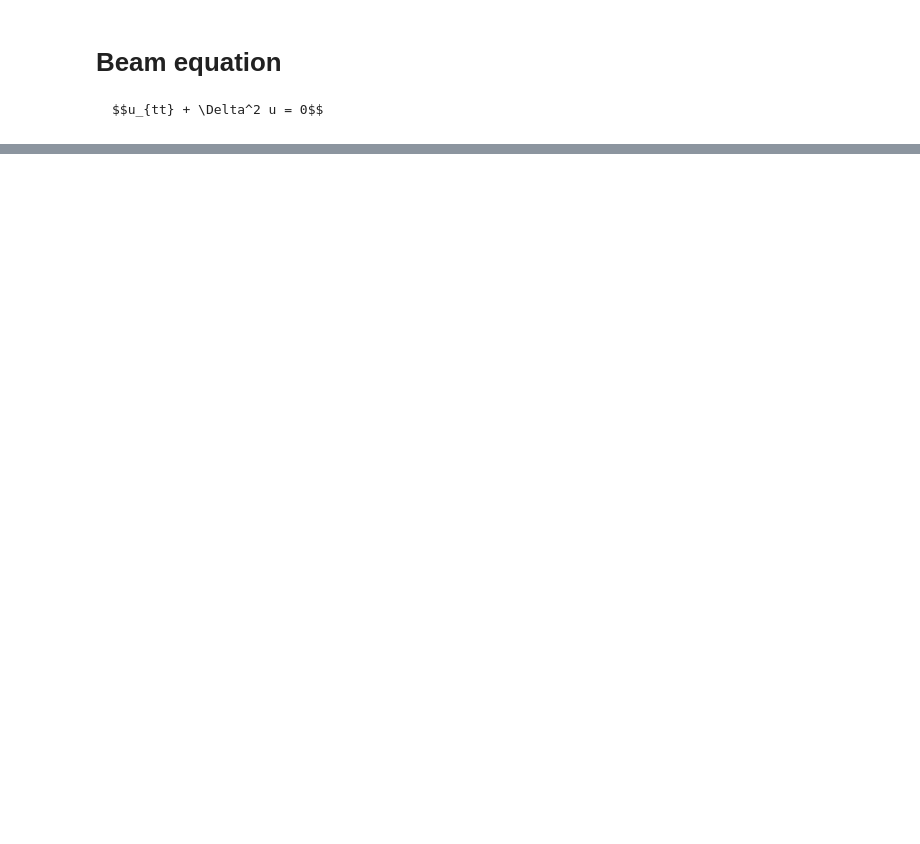
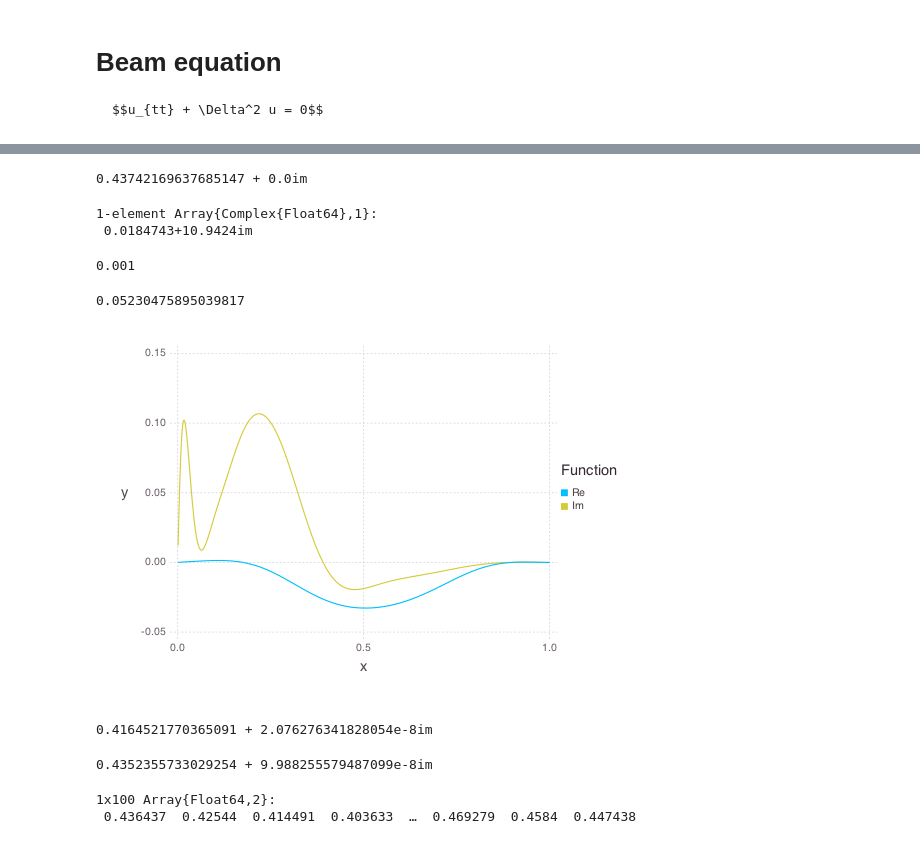
Before and after one commit to JuliaApproximation/ApproxFun.jl, a Jupyter notebook: examples/Time Evolution PDEs on Disk (GLPlot).ipynb, the cells around one changed output, grey strips where cells are left out. Drawn from its saved outputs; the diff is of its cells as text; code cells hidden in the pictures; blank space fills up the shorter version.

```diff
--- a/examples/Time Evolution PDEs on Disk (GLPlot).ipynb
+++ b/examples/Time Evolution PDEs on Disk (GLPlot).ipynb
@@ -93,5 +93,5 @@ B= [dirichlet(d) ,neumann(d)]
 L=-lap(d)^2
 
 h    = 0.0005
-timeevolution(2,B,L,u0,h)
+u4=timeevolution(2,B,L,u0,h,10);
 # %% [output]
@@ -120,0 +185,39 @@ Complex{Float64} (constructor with 1 method)
+# %%
+u4.coefficients[1][.001]
+# %% [output]
+0.43742169637685147 + 0.0im
+# %%
+f=u4.coefficients[2]
+S=space(f)
+cfs=coefficients(f)
+x=0.001
+
+ApproxFun.jacobip(0:length(cfs)-1,S.a+0.5,S.b-0.5,tocanonical(S,[x].^2))*cfs
+# %% [output]
+1-element Array{Complex{Float64},1}:
+ 0.0184743+10.9424im
+# %%
+0.001
+# %% [output]
+0.001
+# %%
+S=space()
+# %% [output]
+0.05230475895039817
+# %%
+u4.coefficients[2]|>ApproxFun.plot
+# %% [output]
+[figure, added]
+# %%
+u4[.1,.2]
+# %% [output]
+0.4164521770365091 + 2.076276341828054e-8im
+# %%
+u4[.0001,-0.0001]
+# %% [output]
+0.4352355733029254 + 9.988255579487099e-8im
+# %%
+ve=(values(u4)|>real)[end-2,:]
+# %% [output]
+1x100 Array{Float64,2}:
+ 0.436437  0.42544  0.414491  0.403633  …  0.469279  0.4584  0.447438
```
Also changed, not shown: parts of 21 cells of this notebook, 6 other files.
